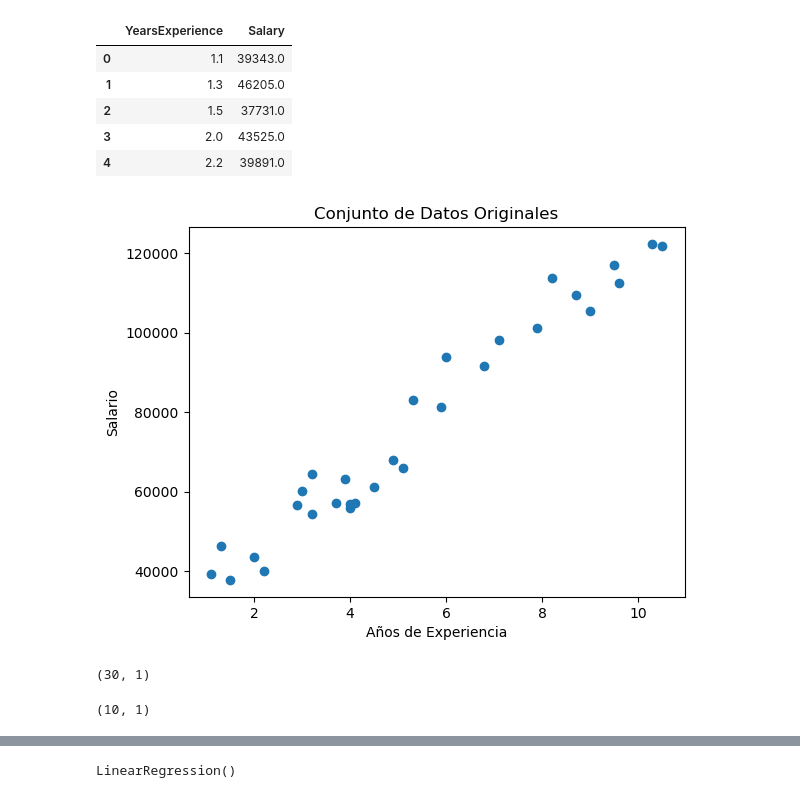
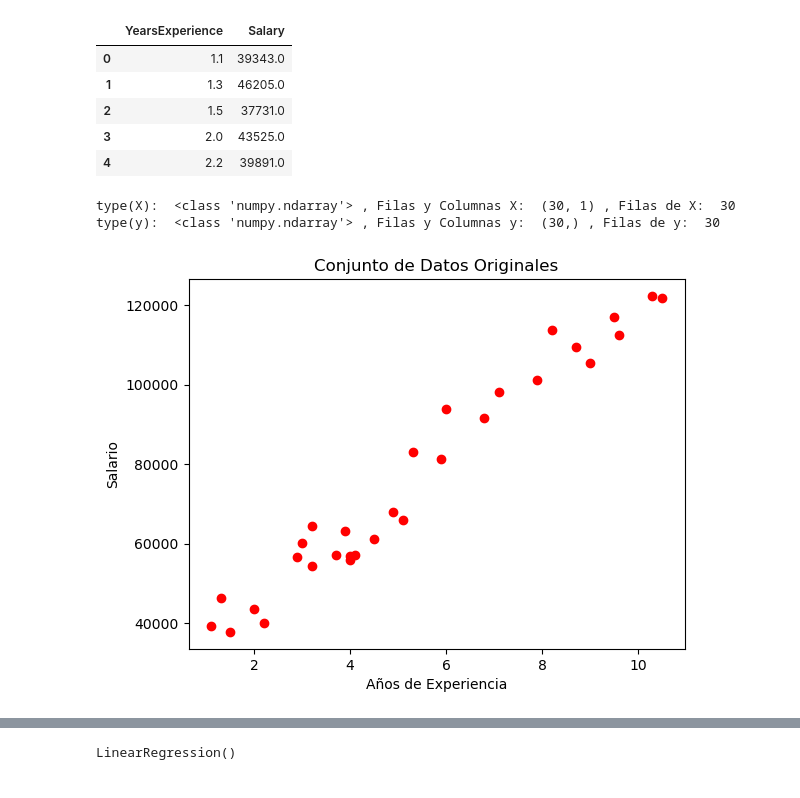
Before and after one commit to andresorsi98/udemy-machine-learning, a Jupyter notebook: 01 Regresion/01simple_LR.ipynb, the cells around one changed output, grey strips where cells are left out. Cells and saved outputs as stored; diff of their text form; code cells hidden in the pictures.

```diff
--- a/01 Regresion/01simple_LR.ipynb
+++ b/01 Regresion/01simple_LR.ipynb
@@ -5,14 +5,11 @@ import pandas as pd
 # %%
 #Importar el Data Set
 dataSet = pd.read_csv("Salary_Data.csv")
-X = dataSet.iloc[:, :-1].values
-y = dataSet.iloc[:, 1].values
+dataSet.head()
+# %% [output]
+|  | YearsExperience | Salary |
+| 0 | 1.1 | 39343.0 |
+| 1 | 1.3 | 46205.0 |
+| 2 | 1.5 | 37731.0 |
+| 3 | 2.0 | 43525.0 |
+| 4 | 2.2 | 39891.0 |
-# %%
-dataSet.head()
-# %% [output]
-|  | YearsExperience | Salary |
-| 0 | 1.1 | 39343.0 |
-| 1 | 1.3 | 46205.0 |
-| 2 | 1.5 | 37731.0 |
-| 3 | 2.0 | 43525.0 |
-| 4 | 2.2 | 39891.0 |
@@ -19,20 +19,18 @@ dataSet.head()
+# %%
+print("type(X): ", type(X), ", Filas y Columnas X: ", X.shape, ", Filas de X: ", X.shape[0])
+print("type(y): ", type(y), ", Filas y Columnas y: ", y.shape, ", Filas de y: ", y.shape[0])
+# %% [output]
+type(X):  <class 'numpy.ndarray'> , Filas y Columnas X:  (30, 1) , Filas de X:  30
+type(y):  <class 'numpy.ndarray'> , Filas y Columnas y:  (30,) , Filas de y:  30
 # %%
-plt.scatter(X, y)
+plt.scatter(X, y, color = "red")
 plt.title("Conjunto de Datos Originales")
 plt.xlabel("Años de Experiencia")
 plt.ylabel("Salario")
 plt.show()
 # %% [output]
-[figure, old version]
+[figure, new version]
 # %%
 #Dividir el Data Set en Conjunto de Entrenamiento y Conjunto de Test
 from sklearn.model_selection import train_test_split
 X_train, X_test, y_train, y_test = train_test_split(X, y, test_size = 1/3, random_state = 0)
-# %%
-X.shape
-# %% [output]
-(30, 1)
-# %%
-X_test.shape
-# %% [output]
-(10, 1)
```
Also changed, not shown: parts of 11 cells of this notebook, 3 other files.
